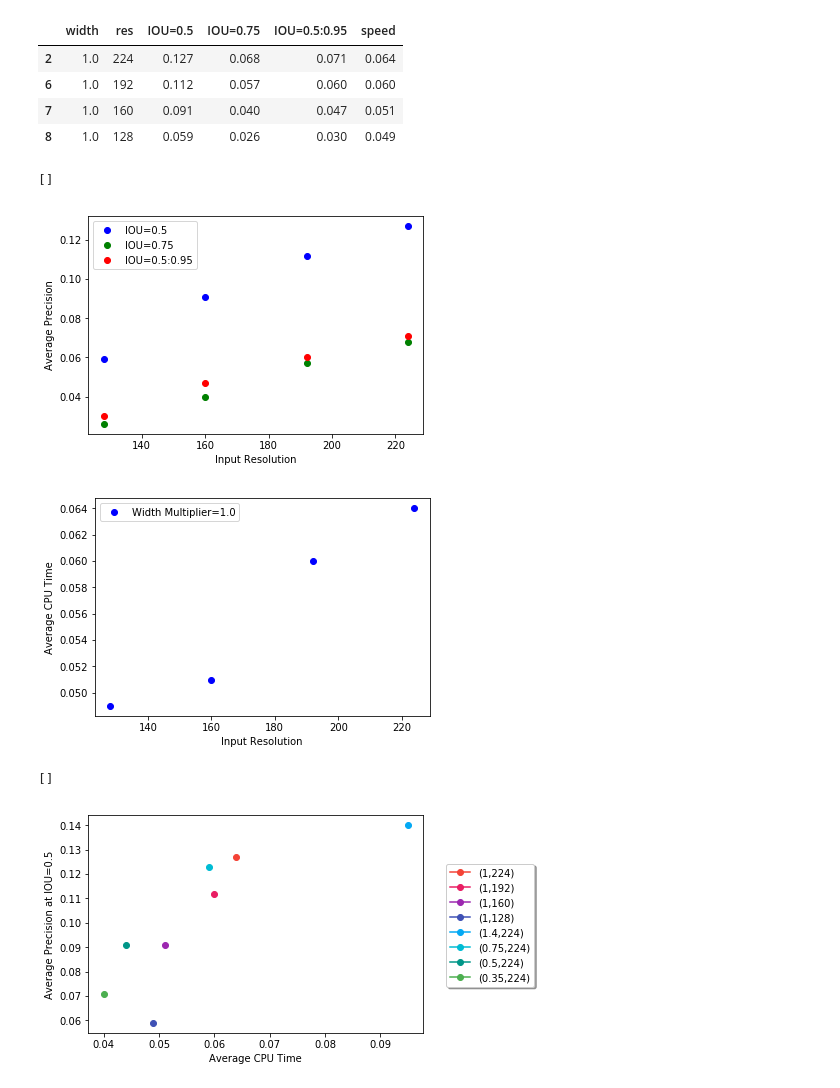
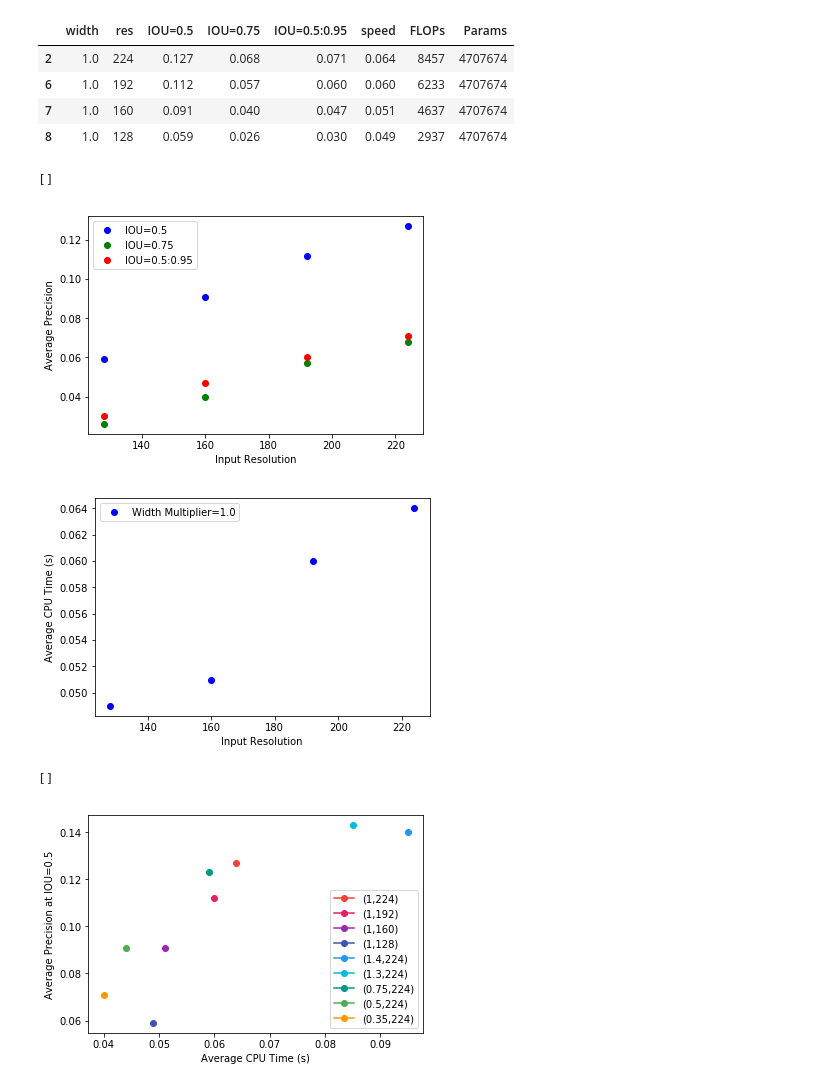
Before and after one commit to lindawangg/OLIV, a Jupyter notebook: eval/comparisons.ipynb, the cells around one changed output. Drawn from its saved outputs; the diff is of its cells as text; code cells hidden in the pictures.

Commit message:
outputted more plots

```diff
--- a/eval/comparisons.ipynb
+++ b/eval/comparisons.ipynb
@@ -5,9 +5,12 @@ import pandas as pd
 r = {'width': [1.4, 1.3, 1, 0.75, 0.5, 0.35, 1, 1, 1],
      'res': [224, 224, 224, 224, 224, 224, 192, 160, 128],
      'IOU=0.5': [0.140, 0.143, 0.127, 0.123, 0.091, 0.071, 0.112, 0.091, 0.059],
-     'IOU=0.75':[0.075, 0.077, 0.068, 0.061, 0.046, 0.033, 0.057, 0.040, 0.026],
-     'IOU=0.5:0.95':[0.076, 0.078, 0.071,0.066, 0.050, 0.037, 0.060, 0.047, 0.030],
-     'speed':[0.095,0.085, 0.064,0.059, 0.044, 0.040, 0.060, 0.051, 0.049]}
+     'IOU=0.75': [0.075, 0.077, 0.068, 0.061, 0.046, 0.033, 0.057, 0.040, 0.026],
+     'IOU=0.5:0.95': [0.076, 0.078, 0.071,0.066, 0.050, 0.037, 0.060, 0.047, 0.030],
+     'speed': [0.095,0.085, 0.064,0.059, 0.044, 0.040, 0.060, 0.051, 0.049],
+     'FLOPs': [8457, 8457, 8457, 8457, 8457, 8457, 6233, 4637, 2937],
+     'Params': [7830962, 6987077, 4707674, 3130714, 1815098, 1154634, 4707674, 4707674, 4707674]
+    }
 df = pd.DataFrame(data=r)
 df
 # %% [output]
@@ -56,11 +59,11 @@ ax.plot()
 # table comparing accuracy and speed with varying resolution
 df.loc[df['width']==1]
 # %% [output]
-|  | width | res | IOU=0.5 | IOU=0.75 | IOU=0.5:0.95 | speed |
-| 2 | 1.0 | 224 | 0.127 | 0.068 | 0.071 | 0.064 |
-| 6 | 1.0 | 192 | 0.112 | 0.057 | 0.060 | 0.060 |
-| 7 | 1.0 | 160 | 0.091 | 0.040 | 0.047 | 0.051 |
-| 8 | 1.0 | 128 | 0.059 | 0.026 | 0.030 | 0.049 |
+|  | width | res | IOU=0.5 | IOU=0.75 | IOU=0.5:0.95 | speed | FLOPs | Params |
+| 2 | 1.0 | 224 | 0.127 | 0.068 | 0.071 | 0.064 | 8457 | 4707674 |
+| 6 | 1.0 | 192 | 0.112 | 0.057 | 0.060 | 0.060 | 6233 | 4707674 |
+| 7 | 1.0 | 160 | 0.091 | 0.040 | 0.047 | 0.051 | 4637 | 4707674 |
+| 8 | 1.0 | 128 | 0.059 | 0.026 | 0.030 | 0.049 | 2937 | 4707674 |
 # %%
 # varying resolution, constant width with different IoUs
 ap_res = df.loc[df['width']==1]
@@ -75,26 +78,28 @@ ax.plot()
 speed_res = df.loc[df['width']==1]
 ax = speed_res.plot(x='res', y='speed', style='bo', label='Width Multiplier=1.0')
 ax.set_xlabel('Input Resolution')
-ax.set_ylabel('Average CPU Time')
+ax.set_ylabel('Average CPU Time (s)')
 ax.plot()
 # %% [output]
 []
 [figure]
-[figure, old version]
+[figure, new version]
 # %%
 # speed vs accuracy for all models
 ax = df.loc[(df['width']==1) & (df['res']==224)].plot(x='speed', y='IOU=0.5', color='#f44336', marker='o', label='(1,224)')
 df.loc[(df['width']==1) & (df['res']==192)].plot(ax=ax, x='speed', y='IOU=0.5', color='#e91e63', marker='o', label='(1,192)')
 df.loc[(df['width']==1) & (df['res']==160)].plot(ax=ax, x='speed', y='IOU=0.5', color='#9c27b0', marker='o', label='(1,160)')
 df.loc[(df['width']==1) & (df['res']==128)].plot(ax=ax, x='speed', y='IOU=0.5', color='#3f51b5', marker='o', label='(1,128)')
-df.loc[(df['width']==1.4) & (df['res']==224)].plot(ax=ax, x='speed', y='IOU=0.5', color='#03a9f4', marker='o', label='(1.4,224)')
-df.loc[(df['width']==0.75) & (df['res']==224)].plot(ax=ax, x='speed', y='IOU=0.5', color='#00bcd4', marker='o', label='(0.75,224)')
-df.loc[(df['width']==0.5) & (df['res']==224)].plot(ax=ax, x='speed', y='IOU=0.5', color='#009688', marker='o', label='(0.5,224)')
-df.loc[(df['width']==0.35) & (df['res']==224)].plot(ax=ax, x='speed', y='IOU=0.5', color='#4caf50', marker='o', label='(0.35,224)')
-ax.set_xlabel('Average CPU Time')
+df.loc[(df['width']==1.4) & (df['res']==224)].plot(ax=ax, x='speed', y='IOU=0.5', color='#2196f3', marker='o', label='(1.4,224)')
+df.loc[(df['width']==1.3) & (df['res']==224)].plot(ax=ax, x='speed', y='IOU=0.5', color='#00bcd4', marker='o', label='(1.3,224)')
+df.loc[(df['width']==0.75) & (df['res']==224)].plot(ax=ax, x='speed', y='IOU=0.5', color='#009688', marker='o', label='(0.75,224)')
+df.loc[(df['width']==0.5) & (df['res']==224)].plot(ax=ax, x='speed', y='IOU=0.5', color='#4caf50', marker='o', label='(0.5,224)')
+df.loc[(df['width']==0.35) & (df['res']==224)].plot(ax=ax, x='speed', y='IOU=0.5', color='#ff9800', marker='o', label='(0.35,224)')
+ax.set_xlabel('Average CPU Time (s)')
 ax.set_ylabel('Average Precision at IOU=0.5')
-ax.legend(loc='upper center', bbox_to_anchor=(1.2, 0.8), shadow=True, ncol=1)
+ax.legend(loc='lower right')
+#ax.legend(loc='upper center', bbox_to_anchor=(1.2, 0.8), shadow=True, ncol=1)
 ax.plot()
 # %% [output]
 []
-[figure, old version]
+[figure, new version]
```
Also changed, not shown: parts of 5 cells of this notebook, 2 other files.
